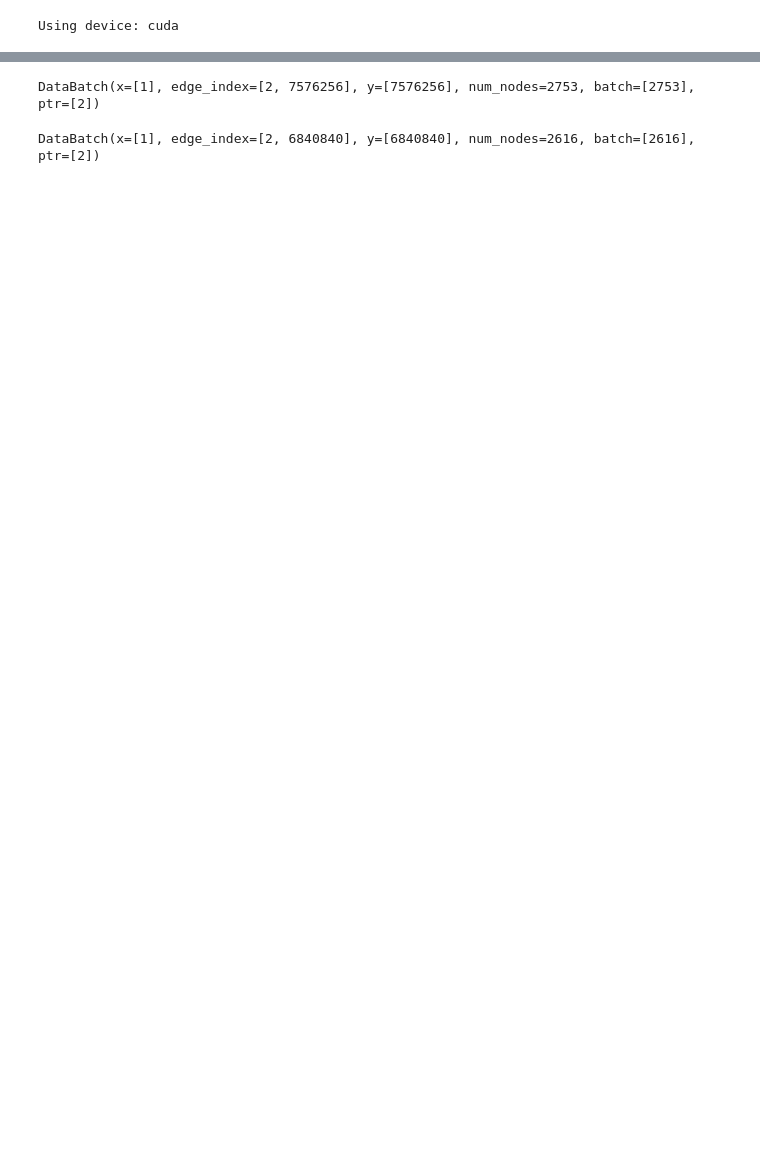
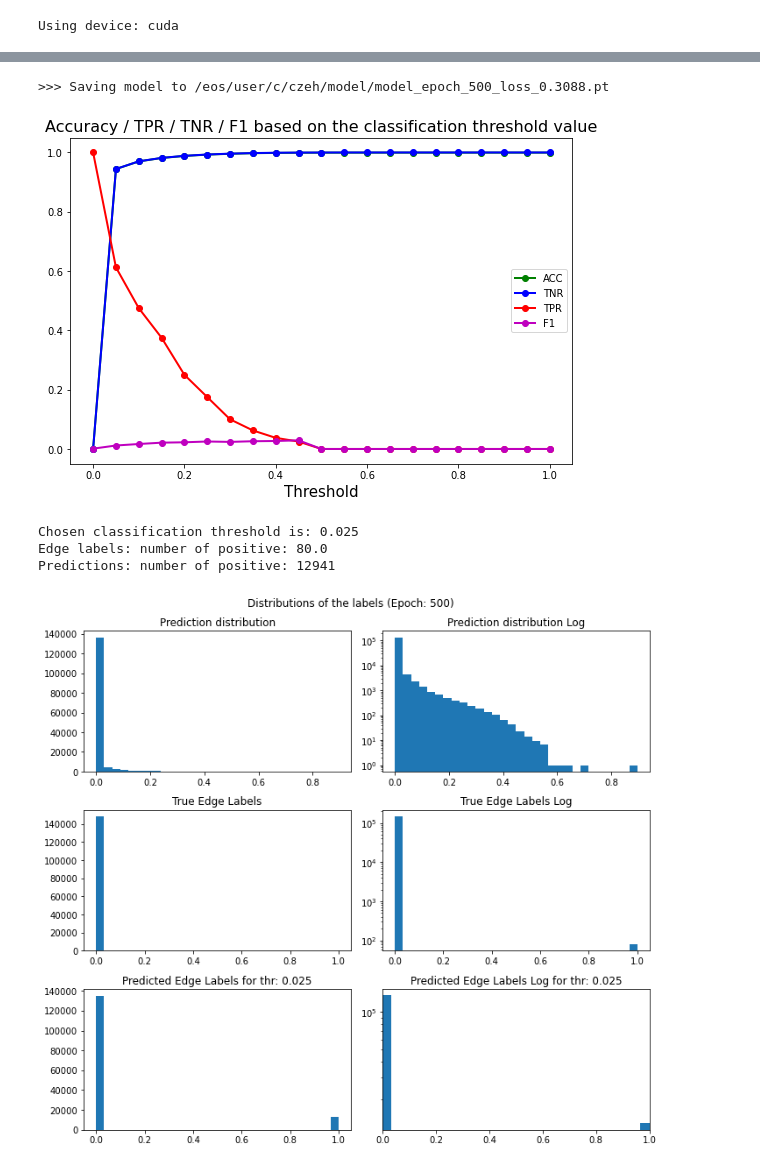
Before and after one commit to chrisizeh/Graph_Linking, a Jupyter notebook: run_gnn_model.ipynb, the cells around one changed output, grey strips where cells are left out. Cells and saved outputs as stored; diff of their text form; code cells hidden in the pictures; blank space fills up the shorter version.

```diff
--- a/run_gnn_model.ipynb
+++ b/run_gnn_model.ipynb
@@ -51,10 +59,10 @@ Data(x=[3090, 29], edge_index=[2, 9545010], y=[9545010], num_nodes=3090, edges_f
 train_dl = DataLoader(dataset_training, shuffle=True)
 test_dl = DataLoader(dataset_test, shuffle=True)
 # %%
-epochs = 50
+epochs = 500
 
 model = GNN_TrackLinkingNet(input_dim = dataset_training.get(0).x.shape[1],
-                                edge_feature_dim=0,
+                                edge_feature_dim=dataset_training.get(0).edges_features.shape[1],
                                 edge_hidden_dim=16, hidden_dim=16, weighted_aggr=True)
                                #dropout=0)
 model = model.to(device)
@@ -62,7 +70,7 @@ optimizer = torch.optim.Adam(model.parameters(), lr=0.001)
 #scheduler = StepLR(optimizer, step_size=20, gamma=0.5)
 
 scheduler = CosineAnnealingLR(optimizer, epochs, eta_min=1e-6)
-loss_obj = FocalLoss()
+loss_obj = FocalLoss(alpha=0.7, gamma=2)
 
 model.apply(weight_init)
 # %% [output]
@@ -92,58 +100,64 @@ val_loss_hist = []
 edge_features = True
 
 for epoch in range(epochs):
-    loss = train(model, optimizer, train_dl, epoch+1, device=device, edge_features=edge_features)
+    loss = train(model, optimizer, train_dl, epoch+1, device=device, edge_features=edge_features, loss_obj=loss_obj)
     train_loss_hist.append(loss)
     print(f'Epoch: {epoch+1}, train loss: {loss:.4f}')
-
-    print(f">>> Saving model to {model_folder + f'/model_epoch_{epoch+1}_loss_{loss:.4f}.pt'}")
-    torch.save({'epoch': epoch+1,
-            'model_state_dict': model.state_dict(),
-            'optimizer_state_dict': optimizer.state_dict(),
-            }, model_folder + f'/model_epoch_{epoch+1}_loss_{loss:.4f}.pt')
 
     # Validation
     model.eval()
     pred, lab = [], []
     val_loss, j = 0, 0
     print("Validation step")
     for sample in tqdm(test_dl, desc="Validation"):
         sample = sample.to(device)
 
         if edge_features:
-            if sample.edge_index.shape[1] != sample.edge_features.shape[0]:
+            if sample.edge_index.shape[1] != sample.edges_features.shape[0]:
                 continue
-            data = prepare_network_input_data(sample.x, sample.edge_index, sample.edge_features, device=device)
+            data = prepare_network_input_data(sample.x, sample.edge_index, edge_features=sample.edges_features)
         else:
             data = prepare_network_input_data(sample.x, sample.edge_index)
         #nn_pred, edge_emb = model(*data, device=device)
         nn_pred = model(*data, device=device)
         pred += nn_pred.tolist()
         lab += sample.y.tolist()
         val_loss += loss_obj(nn_pred, sample.y.float()).item()
         j += 1
 
     val_loss = float(val_loss)/j
     print(f'Epoch: {epoch+1}, val loss: {val_loss:.4f}')
     val_loss_hist.append(val_loss)
-    clear_output(wait=True)
 
-    TNR, TPR, thresholds = classification_thresholds_plot(np.array(pred), np.array(lab),
-                                                          threshold_step=0.05, output_folder=model_folder,
-                                                          epoch=epoch+1)
-    classification_threshold = get_best_threshold(TNR, TPR, thresholds)
-    print(f"Chosen classification threshold is: {classification_threshold}")
+    if ((epoch - 49) % 50 == 0):
+        clear_output(wait=True)
 
-    plot_prediction_distribution_standard_and_log(np.array(pred), np.array(lab),
-                                                  epoch=epoch+1, thr = classification_threshold,
-                                                 folder=model_folder, val=True)
+        print(f">>> Saving model to {model_folder + f'/model_epoch_{epoch+1}_loss_{loss:.4f}.pt'}")
+        torch.save({'epoch': epoch+1,
+                'model_state_dict': model.state_dict(),
+                'optimizer_state_dict': optimizer.state_dict(),
+                }, model_folder + f'/model_epoch_{epoch+1}_loss_{loss:.4f}.pt')
 
-    test(np.array(lab), np.array(pred), classification_threshold=classification_threshold,
-                        output_folder=model_folder, epoch=epoch+1)
-    save_pred(np.array(pred), np.array(lab), epoch=epoch, out_folder=model_folder)
-    save_loss(train_loss_hist, val_loss_hist, outputLossFunctionPath=model_folder)
+        TNR, TPR, thresholds = classification_thresholds_plot(np.array(pred), np.array(lab),
+                                                              threshold_step=0.05, output_folder=model_folder,
+                                                              epoch=epoch+1)
+        classification_threshold = get_best_threshold(TNR, TPR, thresholds)
+        print(f"Chosen classification threshold is: {classification_threshold}")
+
+        plot_prediction_distribution_standard_and_log(np.array(pred), np.array(lab),
+                                                      epoch=epoch+1, thr = classification_threshold,
+                                                     folder=model_folder, val=True)
+
+        test(np.array(lab), np.array(pred), classification_threshold=classification_threshold,
+                            output_folder=model_folder, epoch=epoch+1)
+        save_pred(np.array(pred), np.array(lab), epoch=epoch, out_folder=model_folder)
+        save_loss(train_loss_hist, val_loss_hist, outputLossFunctionPath=model_folder)
 
     scheduler.step()
 # %% [output]
-DataBatch(x=[1], edge_index=[2, 7576256], y=[7576256], num_nodes=2753, batch=[2753], ptr=[2])
+>>> Saving model to /eos/user/c/czeh/model/model_epoch_500_loss_0.3088.pt
+[figure, added]
-DataBatch(x=[1], edge_index=[2, 6840840], y=[6840840], num_nodes=2616, batch=[2616], ptr=[2])
+Chosen classification threshold is: 0.025
+Edge labels: number of positive: 80.0
+Predictions: number of positive: 12941
+[figure, added]
```
Also changed, not shown: parts of 6 cells of this notebook, 5 other files.
